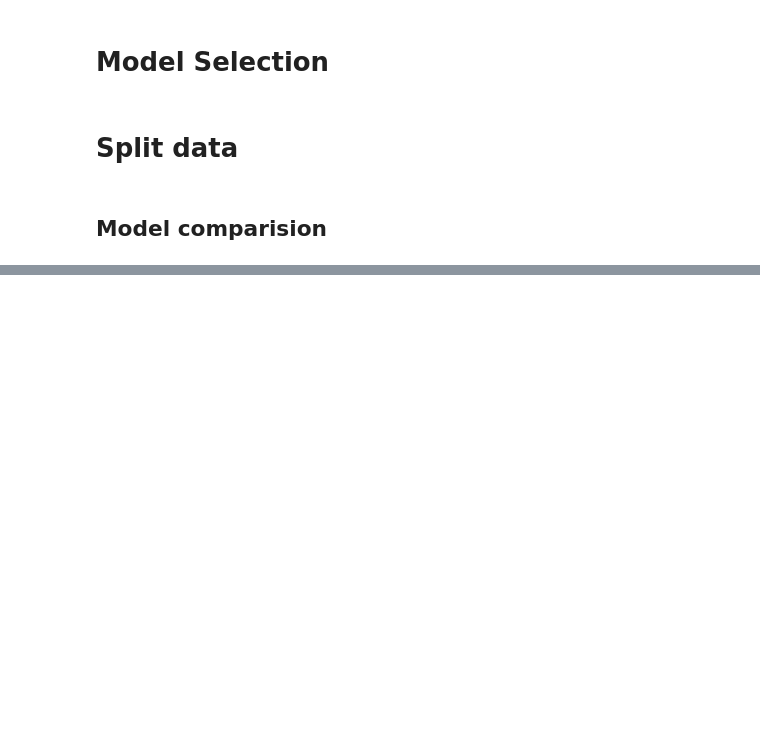
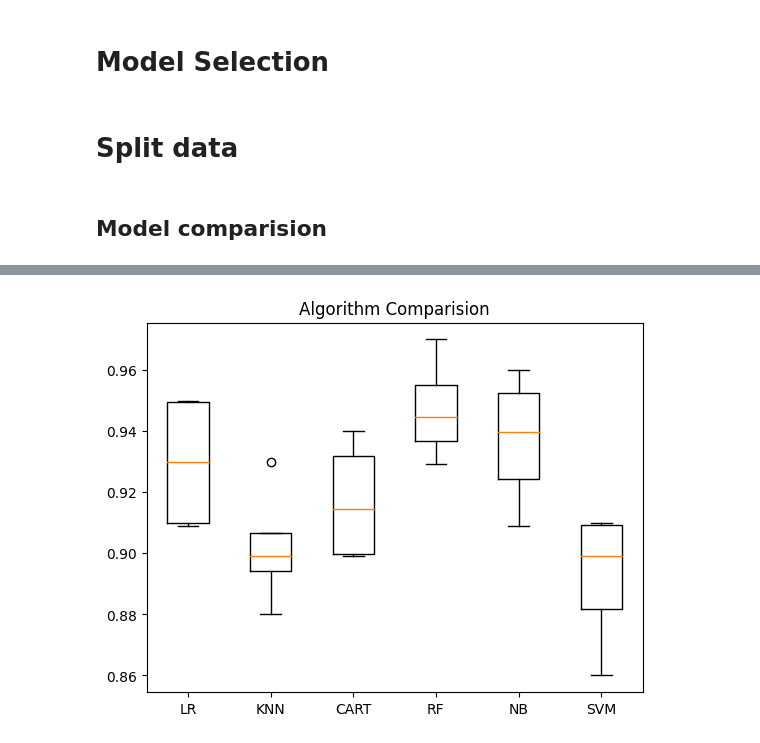
Before and after one commit to Pragadesh-45/AI-Notebooks, a Jupyter notebook: AIMLDay4.ipynb, the cells around one changed output, grey strips where cells are left out. Cells and saved outputs as stored; diff of their text form; code cells hidden in the pictures; blank space fills up the shorter version.

```diff
--- a/AIMLDay4.ipynb
+++ b/AIMLDay4.ipynb
@@ -72,0 +72,21 @@ from matplotlib import pyplot
+# %%
+# Spot check Algorithms
+models = []
+models.append(('LR', LogisticRegression(solver='liblinear', multi_class='ovr') ))
+models.append(('KNN',  KNeighborsClassifier()))
+models.append(('CART', DecisionTreeClassifier()))
+models.append(('RF', RandomForestClassifier()))
+models.append(('NB', GaussianNB()))
+models.append(('SVM', SVC()))
+# %%
+results = []
+names = []
+
+for name, model in  models:
+  kfold = StratifiedKFold(n_splits=4, random_state=1, shuffle=True)
+  cv_results = cross_val_score(model, X_train, y_train, cv=kfold, scoring='accuracy')
+  results.append(cv_results)
+  names.append(name)
+  print("cv_results", cv_results)
+  print('%s: %f (%f)' % (name, cv_results.mean(), cv_results.std()))
+  print("")
@@ -72,0 +111,7 @@ from matplotlib import pyplot
+# %%
+# Compare Algorithms
+pyplot.boxplot(results, labels=names)
+pyplot.title('Algorithm Comparision')
+pyplot.show()
+# %% [output]
+[figure, added]
```
Also changed, not shown: parts of 7 cells of this notebook.
